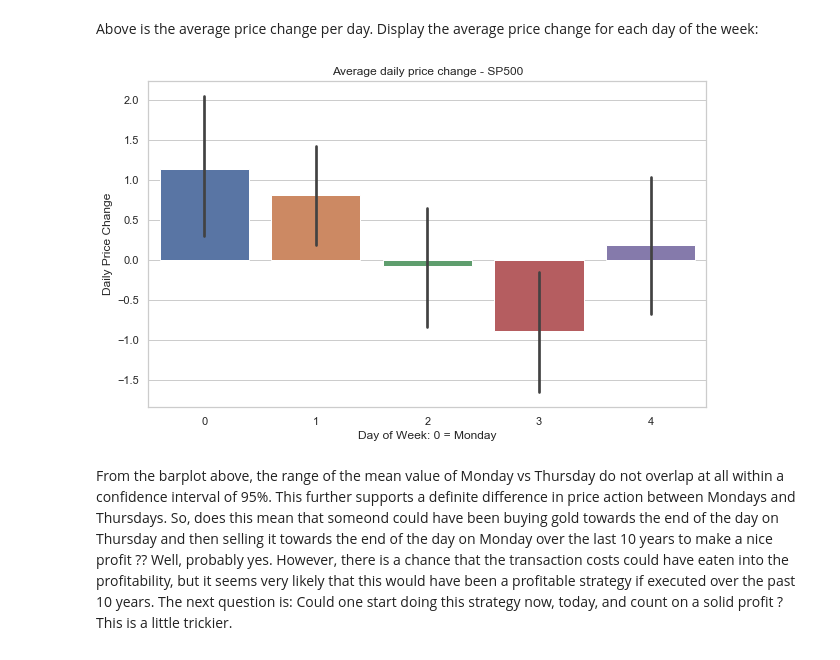
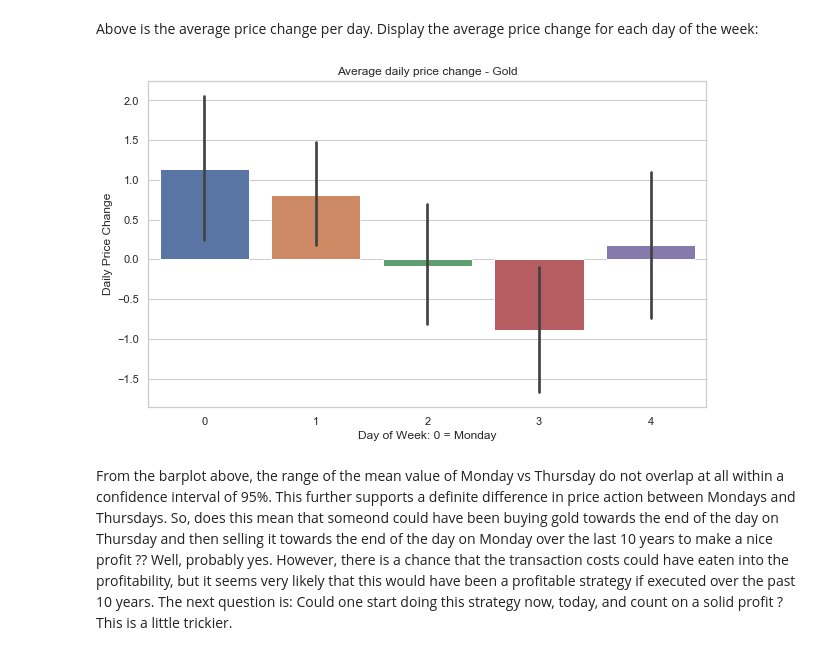
Before and after one commit to etterfred/Thinkful, a Jupyter notebook: gold.ipynb, the cells around one changed output. Cells and saved outputs as stored; diff of their text form; code cells hidden in the pictures.

```diff
--- a/gold.ipynb
+++ b/gold.ipynb
@@ -102,17 +102,17 @@ Above is the average price change per day.  Display the average price change for
 # %%
 # suppress warning messages
 import warnings
 warnings.filterwarnings('ignore')
 
 # Set up barplot
 sns.set(style="whitegrid", rc={'figure.figsize':(10, 6)})
 sns.barplot(x='weekday', y='change', ci=95, data=df)
 plt.xlabel('Day of Week: 0 = Monday')
 plt.ylabel('Daily Price Change')
-plt.title('Average daily price change - SP500')
+plt.title('Average daily price change - Gold')
 plt.show()
 # %% [output]
-[figure, old version]
+[figure, new version]
 # %% [markdown]
 From the barplot above, the range of the mean value of Monday vs Thursday do not overlap at all within a confidence interval of 95%.  This further supports a definite difference in price action between Mondays and Thursdays.  So, does this mean that someond could have been buying gold towards the end of the day on Thursday and then selling it towards the end of the day on Monday over the last 10 years to make a nice profit ??  Well, probably yes.  However, there is a chance that the transaction costs could have eaten into the profitability, but it seems very likely that this would have been a profitable strategy if executed over the past 10 years.  The next question is:  Could one start doing this strategy now, today, and count on a solid profit ?  This is a little trickier.
 
```
Also changed, not shown: parts of 1 cell of this notebook.
